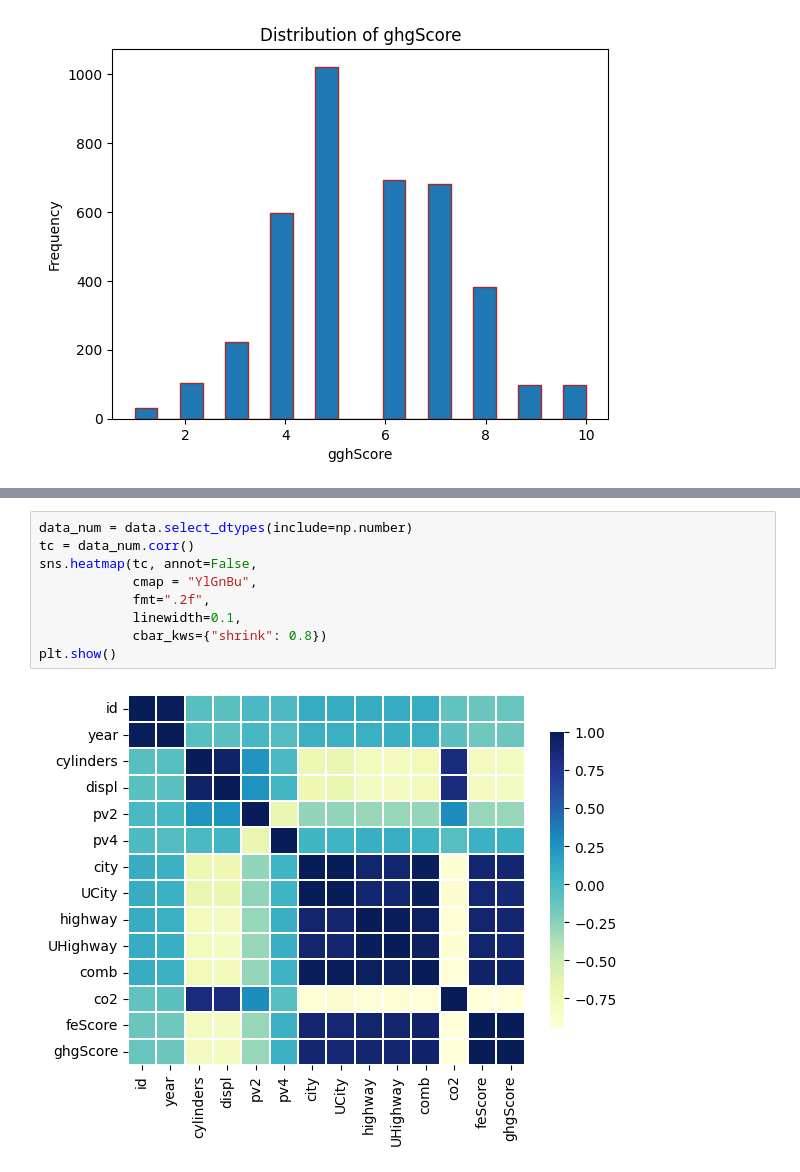
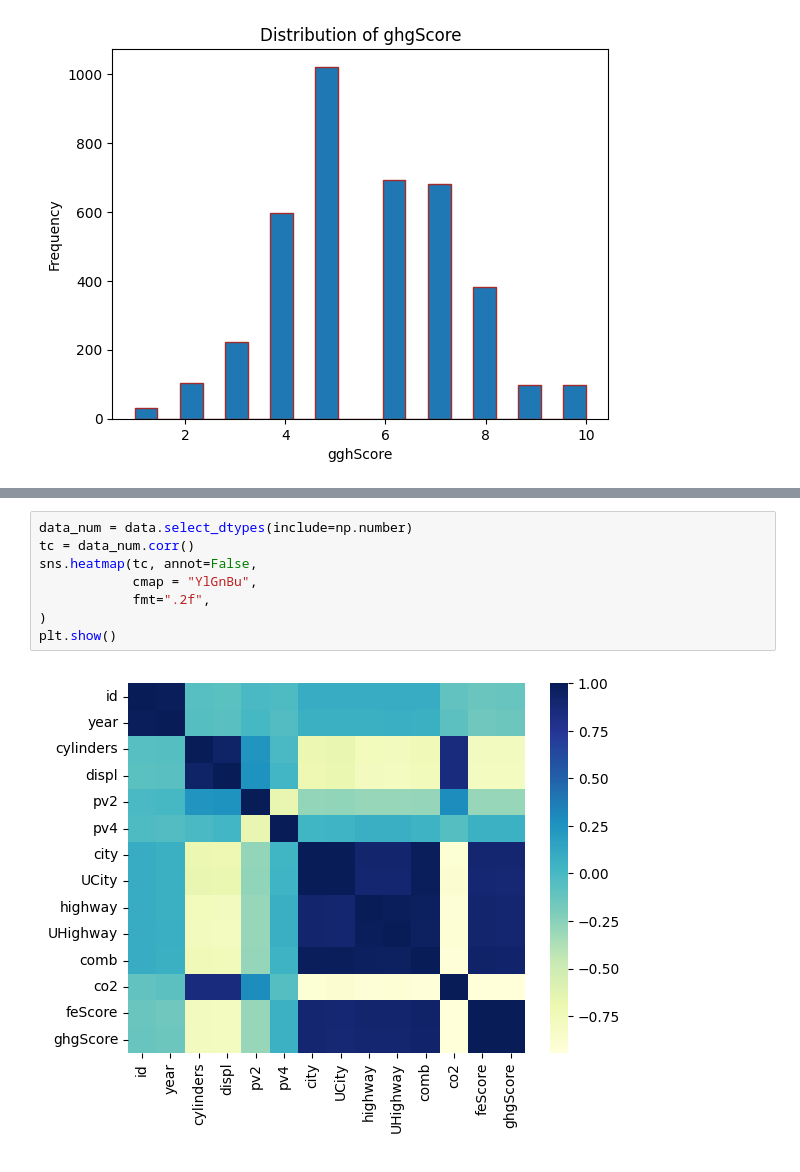
Before and after one commit to tonywahome/plotting, a Jupyter notebook: Copy_of_Plotting_Assignment.ipynb, the cells around one changed output, grey strips where cells are left out. Cells and saved outputs as stored; diff of their text form.

Commit message:
plotting

```diff
--- a/Copy_of_Plotting_Assignment.ipynb
+++ b/Copy_of_Plotting_Assignment.ipynb
@@ -105,11 +105,10 @@ Finally What Columns would you delete Drop if the target is the ghg score? Justi
 # %%
 data_num = data.select_dtypes(include=np.number)
 tc = data_num.corr()
 sns.heatmap(tc, annot=False,
             cmap = "YlGnBu",
             fmt=".2f",
-            linewidth=0.1,
-            cbar_kws={"shrink": 0.8})
+)
 plt.show()
 # %% [output]
-[figure, old version]
+[figure, new version]
```
Also changed, not shown: parts of 1 cell of this notebook.
